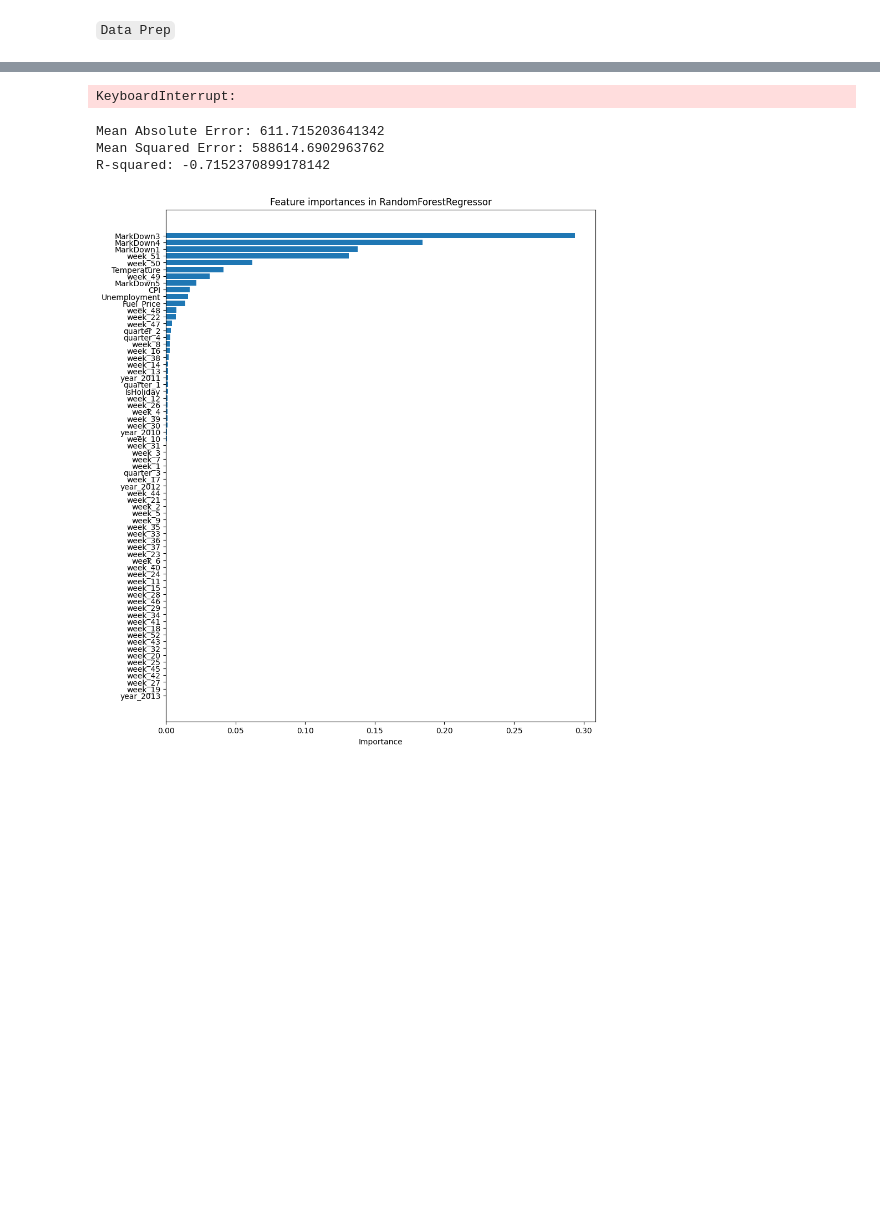
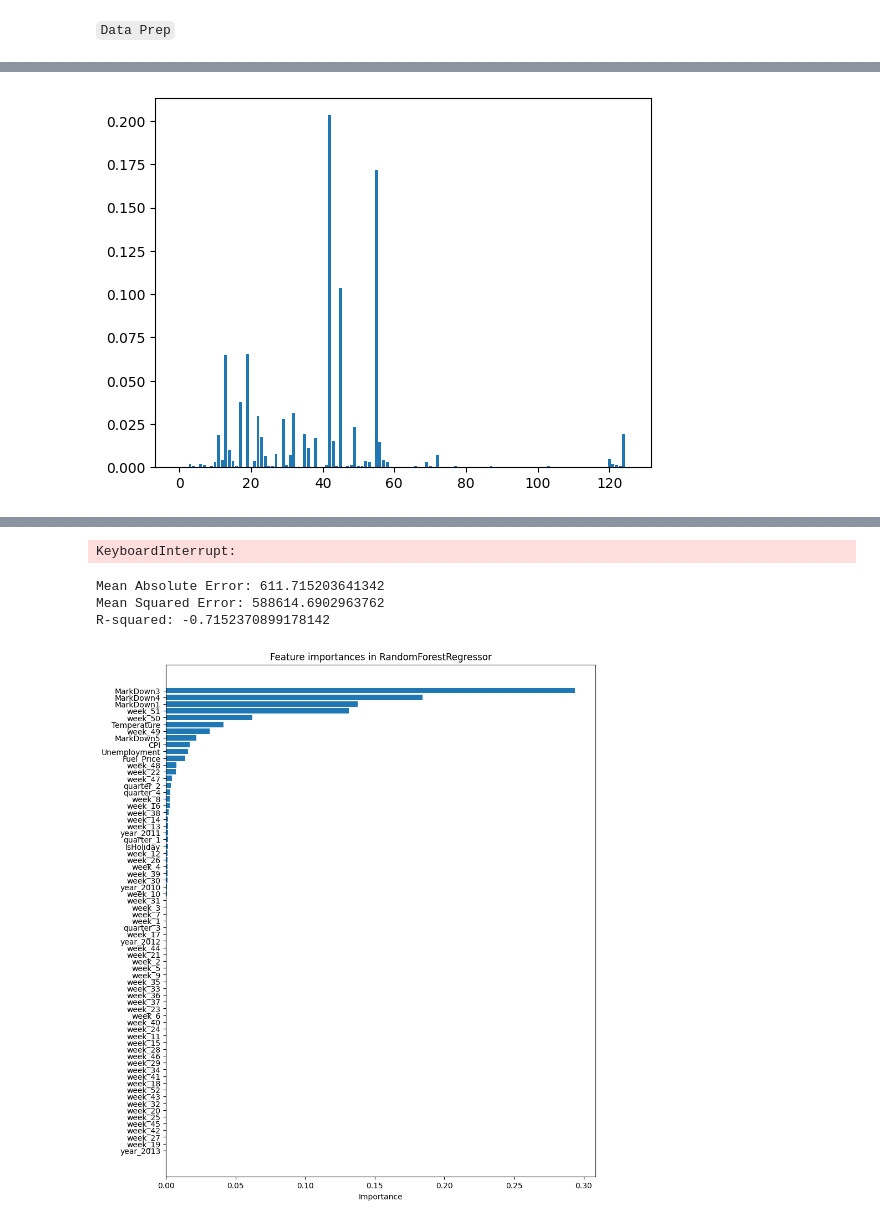
Before and after one commit to Johannes3001/AppliedML_Assign.01, a Jupyter notebook: Assignment2/Codes/Mathijs_trials.ipynb, the cells around one changed output, grey strips where cells are left out. Saved outputs shown, nothing was run; the diff lists cells and outputs as text; code cells hidden in the pictures; blank space fills up the shorter version.

Commit message:
Better trials
Included store type and store as dummies as well. High accuracy predictions.

```diff
--- a/Assignment2/Codes/Mathijs_trials.ipynb
+++ b/Assignment2/Codes/Mathijs_trials.ipynb
@@ -116,5 +138,4 @@ stores['Type'] = label_encoder.fit_transform(stores['Type'])
-# %%
-# Merging the data
-tmp_df = pd.merge(sales, features, on=['Store', 'Date', 'IsHoliday'], how='left')
-df = pd.merge(stores, tmp_df, on=['Store'], how='left')
+# %%
+#create dummies out of categorical column
+df = create_dummies_and_drop(df,["Store","Type","month","year","week"])
 # %%
@@ -256,2 +154,3 @@ Index(['Date', 'Temperature', 'Weekly_Sales', 'Fuel_Price', 'CPI',
 # %%
-df_weekly.set_index('Date', inplace=True)
+df.set_index("Date", inplace=True)
+df.head()
@@ -271,3 +166,10 @@ y_test = test['Weekly_Sales']
+# %%
+data_train = df[df.Weekly_Sales.notnull()]
+data_test = df[df.Weekly_Sales.isnull()]
+X = data_train.drop('Weekly_Sales', axis=1)
+y = data_train['Weekly_Sales']
+from sklearn.model_selection import train_test_split
+X_train, X_test, y_train, y_test = train_test_split(X, y, test_size=0.2)
 # %%
 from sklearn.linear_model import LinearRegression
 from sklearn.preprocessing import StandardScaler
@@ -333,3 +207,9 @@ R-squared: -2.9523062525579444
+# %%
+# plot
+plt.bar(range(len(xgb.feature_importances_)), xgb.feature_importances_)
+plt.show()
+# %% [output]
+[figure, added]
 # %%
 rf = RandomForestRegressor()
 rf.fit(X_train, y_train)
```
Also changed, not shown: parts of 28 cells of this notebook.
